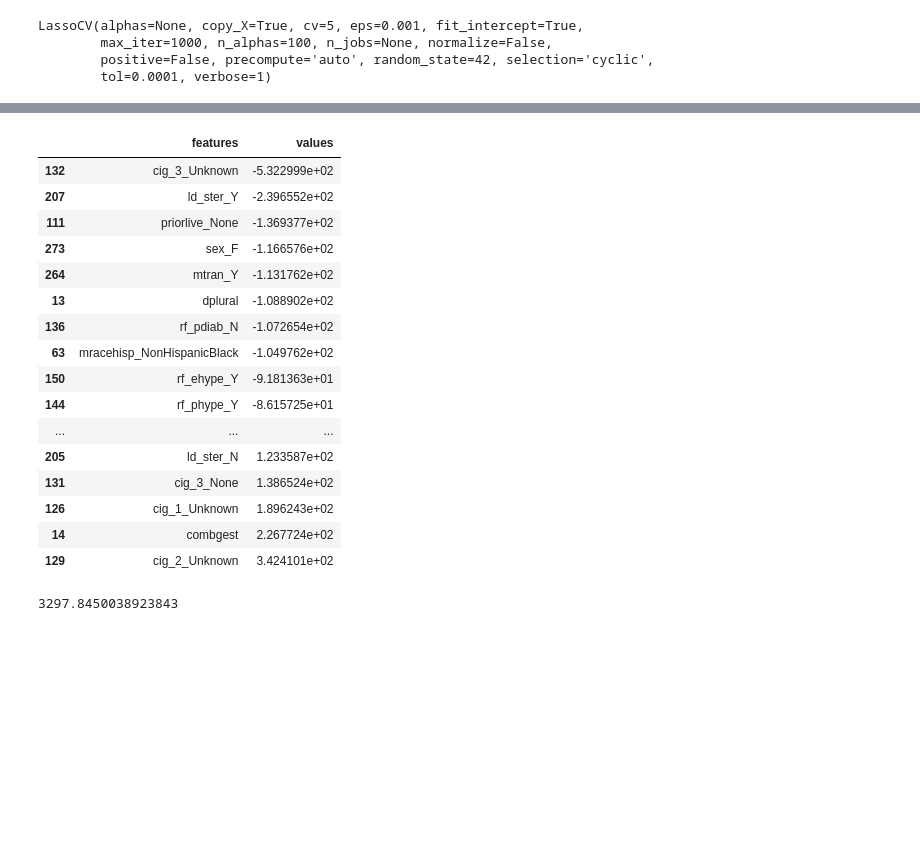
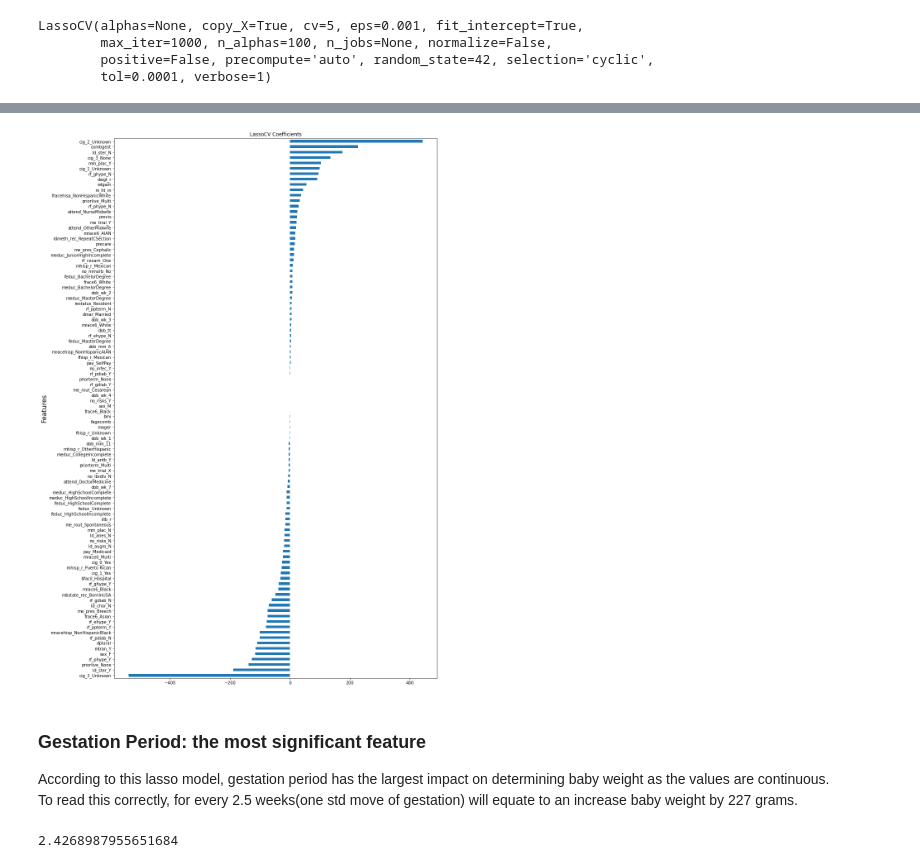
Before and after one commit to albertum1/US_Births_2018, a Jupyter notebook: Model_Evaluation.ipynb, the cells around one changed output, grey strips where cells are left out. Drawn from its saved outputs; the diff is of its cells as text; code cells hidden in the pictures; blank space fills up the shorter version.

```diff
--- a/Model_Evaluation.ipynb
+++ b/Model_Evaluation.ipynb
@@ -642,11 +628,11 @@ This project will in the end be about coefficient explanation. However, having a
 # %%
 X = df.drop(columns=['dbwt'])
 y = df['dbwt']
-X.drop(columns=['dob_tt'], inplace=True)
+# X.drop(columns=['dob_tt'], inplace=True)
 
 
 continuous_columns = [
-#     'dob_tt',
+    'dob_tt',
     'mager', 'fagecomb', 'illb_r', 'ilop_r', 'ilp_r', 'precare', 'previs', 'm_ht_in', 'bmi', 'pwgt_r','dwgt_r', 'wtgain', 'dplural', 'combgest']
 categorical_columns = [x for x in X.columns if x not in continuous_columns]
 # %%
@@ -724,4 +722,7 @@ RMSE of LassoCV:  444.6581800646426
 # %%
+# putting coefficients in a dataframe and sorting for readability
 coef_df = pd.DataFrame()
 coef_df['features'] = _X_train_merged.columns
 coef_df['values'] = lassoCV_model.coef_
+model_coef = coef_df.sort_values(by='values')
+model_coef
@@ -842,24 +747,17 @@ coef_df['values'] = lassoCV_model.coef_
-# %%
-coef_df.sort_values(by = 'values')
-# %% [output]
-|  | features | values |
-| 132 | cig_3_Unknown | -5.322999e+02 |
-| 207 | ld_ster_Y | -2.396552e+02 |
-| 111 | priorlive_None | -1.369377e+02 |
-| 273 | sex_F | -1.166576e+02 |
-| 264 | mtran_Y | -1.131762e+02 |
-| 13 | dplural | -1.088902e+02 |
-| 136 | rf_pdiab_N | -1.072654e+02 |
-| 63 | mracehisp_NonHispanicBlack | -1.049762e+02 |
-| 150 | rf_ehype_Y | -9.181363e+01 |
-| 144 | rf_phype_Y | -8.615725e+01 |
-| ... | ... | ... |
-| 205 | ld_ster_N | 1.233587e+02 |
-| 131 | cig_3_None | 1.386524e+02 |
-| 126 | cig_1_Unknown | 1.896243e+02 |
-| 14 | combgest | 2.267724e+02 |
-| 129 | cig_2_Unknown | 3.424101e+02 |
-# %%
-lassoCV_model.intercept_
-# %% [output]
-3297.8450038923843
+# %%
+fig, ax = plt.subplots(figsize=(14,24))
+model_coef.loc[model_coef['values'] !=0].plot.barh(x='features', y= 'values', ax= ax, legend=False)
+ax.set_ylabel('Features', fontsize=16)
+ax.set_title('LassoCV Coefficients')
+fig.savefig('lassocvcoef', bbox_inches = 'tight', pad_inches=0.5)
+# %% [output]
+[figure, added]
+# %% [markdown]
+### Gestation Period: the most significant feature
+According to this lasso model, gestation period has the largest impact on determining baby weight as the values are continuous. <br>
+To read this correctly, for every 2.5 weeks(one std move of gestation) will equate to an increase baby weight by 227 grams. <br>
+# %%
+# for every 2.4 weeks of gestation, baby weight increases by 227
+X['combgest'].std()
+# %% [output]
+2.4268987955651684
```
Also changed, not shown: parts of 35 cells of this notebook, 2 other files.
